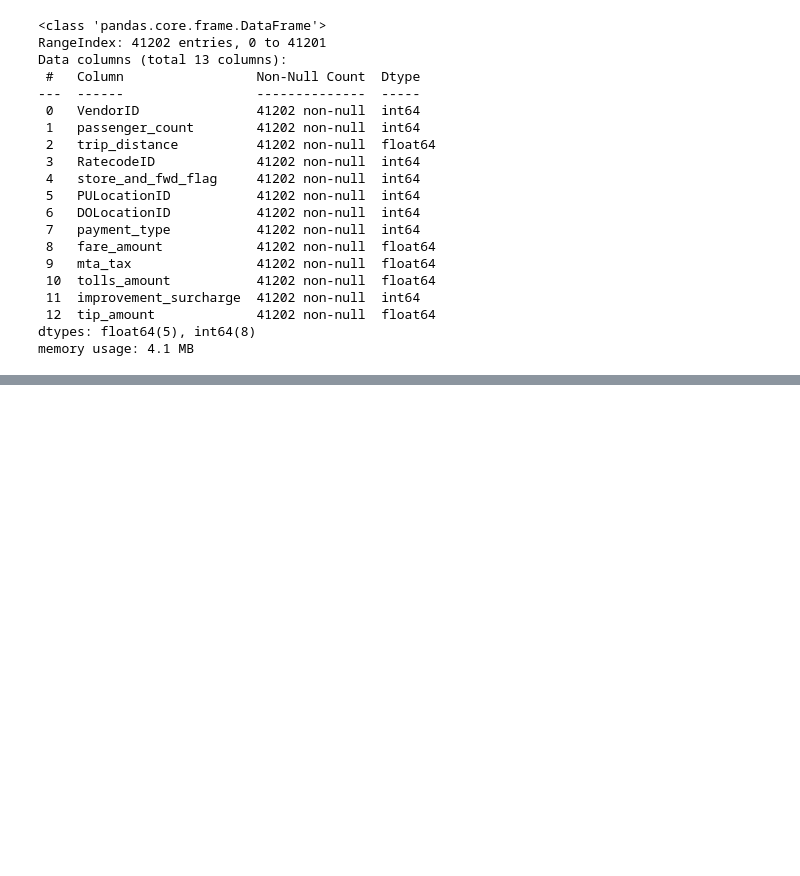
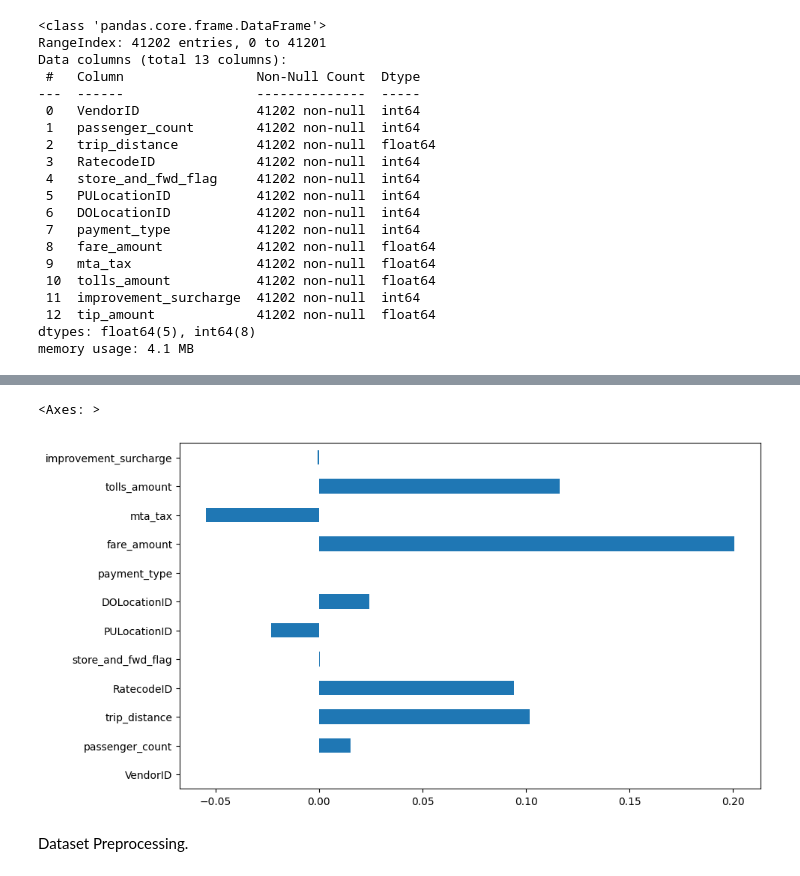
Before and after one commit to dipak1920basnet/Regression-Trees, a Jupyter notebook: regression.ipynb, the cells around one changed output, grey strips where cells are left out. Saved outputs shown, nothing was run; the diff lists cells and outputs as text; code cells hidden in the pictures; blank space fills up the shorter version.

```diff
--- a/regression.ipynb
+++ b/regression.ipynb
@@ -42,3 +42,6 @@ Data columns (total 13 columns):
  12  tip_amount             41202 non-null  float64
 dtypes: float64(5), int64(8)
 memory usage: 4.1 MB
+# %%
+corr_value = raw_data.corr()["tip_amount"].drop("tip_amount")
+corr_value
@@ -44,0 +62,7 @@ memory usage: 4.1 MB
+# %%
+corr_value.plot(kind="barh", figsize=(10,6))
+# %% [output]
+<Axes: >
+[figure, added]
+# %% [markdown]
+Dataset Preprocessing.
```
Also changed, not shown: parts of 14 cells of this notebook.
